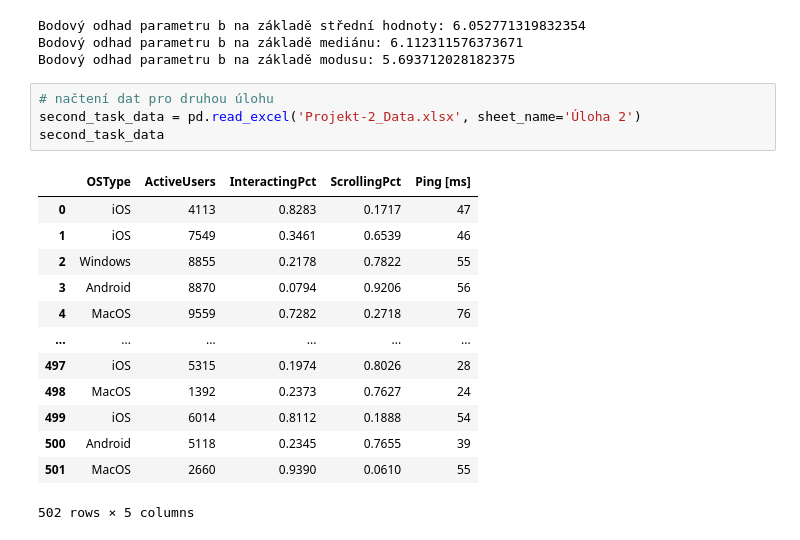
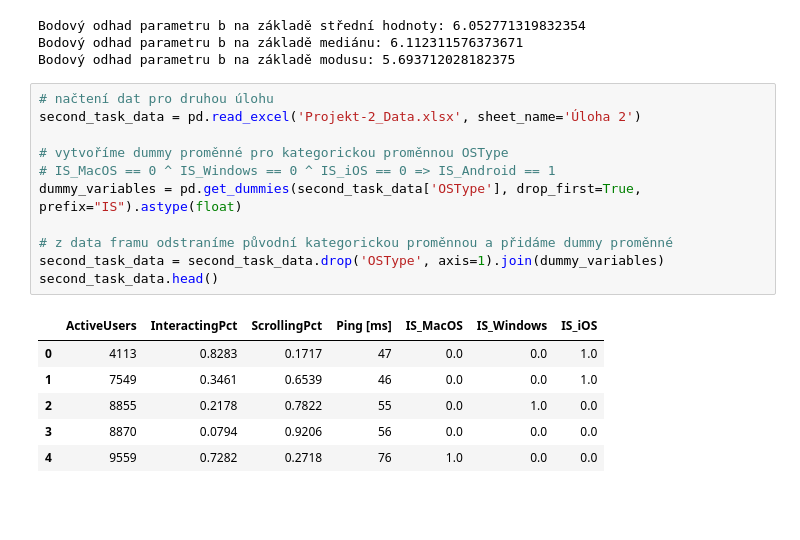
Before and after one commit to LukasFoltyn/msp-2, a Jupyter notebook: Foltyn_MSP_2-projekt.ipynb, the cells around one changed output. Saved outputs shown, nothing was run; the diff lists cells and outputs as text; blank space fills up the shorter version.

```diff
--- a/Foltyn_MSP_2-projekt.ipynb
+++ b/Foltyn_MSP_2-projekt.ipynb
@@ -222,21 +237,21 @@ print("Bodový odhad parametru b na základě modusu:", mode)
 Bodový odhad parametru b na základě střední hodnoty: 6.052771319832354
 Bodový odhad parametru b na základě mediánu: 6.112311576373671
 Bodový odhad parametru b na základě modusu: 5.693712028182375
-# %%
-# načtení dat pro druhou úlohu
-second_task_data = pd.read_excel('Projekt-2_Data.xlsx', sheet_name='Úloha 2')
-second_task_data
-# %% [output]
-|  | OSType | ActiveUsers | InteractingPct | ScrollingPct | Ping [ms] |
-| 0 | iOS | 4113 | 0.8283 | 0.1717 | 47 |
-| 1 | iOS | 7549 | 0.3461 | 0.6539 | 46 |
-| 2 | Windows | 8855 | 0.2178 | 0.7822 | 55 |
-| 3 | Android | 8870 | 0.0794 | 0.9206 | 56 |
-| 4 | MacOS | 9559 | 0.7282 | 0.2718 | 76 |
-| ... | ... | ... | ... | ... | ... |
-| 497 | iOS | 5315 | 0.1974 | 0.8026 | 28 |
-| 498 | MacOS | 1392 | 0.2373 | 0.7627 | 24 |
-| 499 | iOS | 6014 | 0.8112 | 0.1888 | 54 |
-| 500 | Android | 5118 | 0.2345 | 0.7655 | 39 |
-| 501 | MacOS | 2660 | 0.9390 | 0.0610 | 55 |
-502 rows × 5 columns
+# %%
+# načtení dat pro druhou úlohu
+second_task_data = pd.read_excel('Projekt-2_Data.xlsx', sheet_name='Úloha 2')
+
+# vytvoříme dummy proměnné pro kategorickou proměnnou OSType
+# IS_MacOS == 0 ^ IS_Windows == 0 ^ IS_iOS == 0 => IS_Android == 1
+dummy_variables = pd.get_dummies(second_task_data['OSType'], drop_first=True, prefix="IS").astype(float)
+
+# z data framu odstraníme původní kategorickou proměnnou a přidáme dummy proměnné
+second_task_data = second_task_data.drop('OSType', axis=1).join(dummy_variables)
+second_task_data.head()
+# %% [output]
+|  | ActiveUsers | InteractingPct | ScrollingPct | Ping [ms] | IS_MacOS | IS_Windows | IS_iOS |
+| 0 | 4113 | 0.8283 | 0.1717 | 47 | 0.0 | 0.0 | 1.0 |
+| 1 | 7549 | 0.3461 | 0.6539 | 46 | 0.0 | 0.0 | 1.0 |
+| 2 | 8855 | 0.2178 | 0.7822 | 55 | 0.0 | 1.0 | 0.0 |
+| 3 | 8870 | 0.0794 | 0.9206 | 56 | 0.0 | 0.0 | 0.0 |
+| 4 | 9559 | 0.7282 | 0.2718 | 76 | 1.0 | 0.0 | 0.0 |
```
Also changed, not shown: parts of 6 cells of this notebook.
